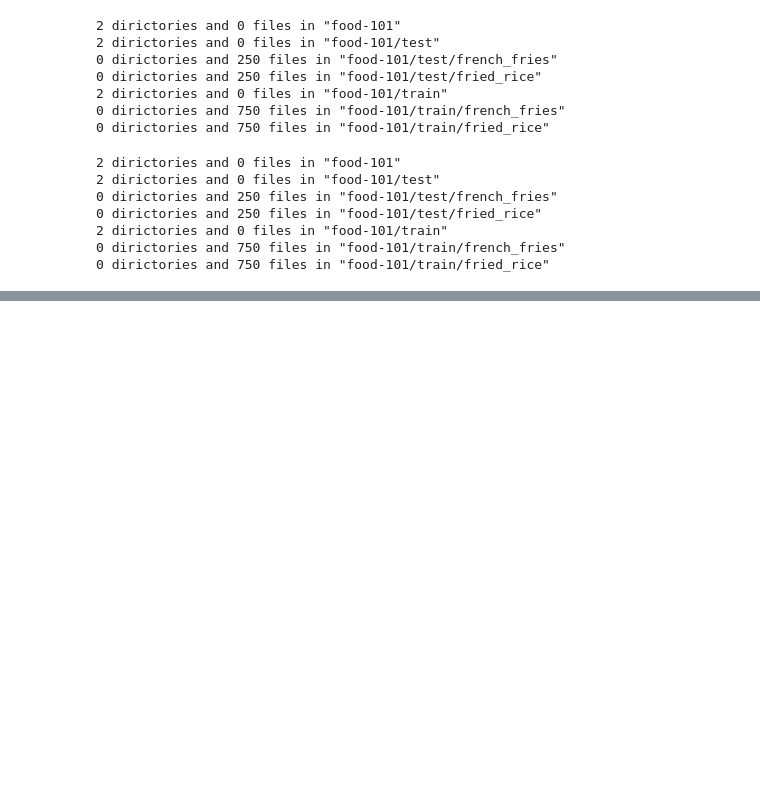
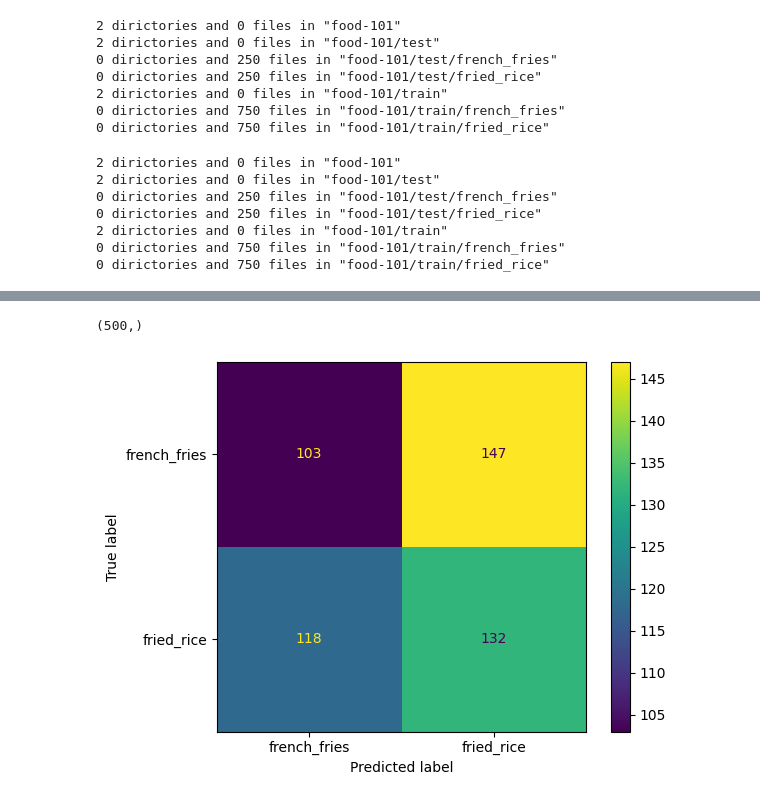
Before and after one commit to philBram/tensorflow, a Jupyter notebook: food_101_dataset_conv_net_binary_classification.ipynb, the cells around one changed output, grey strips where cells are left out. Cells and saved outputs as stored; diff of their text form; code cells hidden in the pictures; blank space fills up the shorter version.

```diff
--- a/food_101_dataset_conv_net_binary_classification.ipynb
+++ b/food_101_dataset_conv_net_binary_classification.ipynb
@@ -211,0 +325,4 @@ plot_random_images()
+# %%
+class_names = list(val_data.class_indices.keys())
+
+class_names
@@ -211,0 +331,4 @@ plot_random_images()
+# %%
+y_pred = np.round(model.predict(val_data))
+
+y_pred.shape
@@ -211,0 +338,20 @@ plot_random_images()
+# %%
+y_true = []
+
+num_gen_calls = np.ceil(len(val_data.filenames) / 32).astype(np.int32)
+
+for i in range(num_gen_calls):
+  y_true.extend(val_data[i][1])
+
+y_true = np.array(y_true)
+y_true.shape
+# %% [output]
+(500,)
+# %%
+from sklearn.metrics import ConfusionMatrixDisplay
+
+ConfusionMatrixDisplay.from_predictions(y_true, y_pred, display_labels=class_names)
+
+plt.show()
+# %% [output]
+[figure, added]
```
Also changed, not shown: parts of 12 cells of this notebook.
